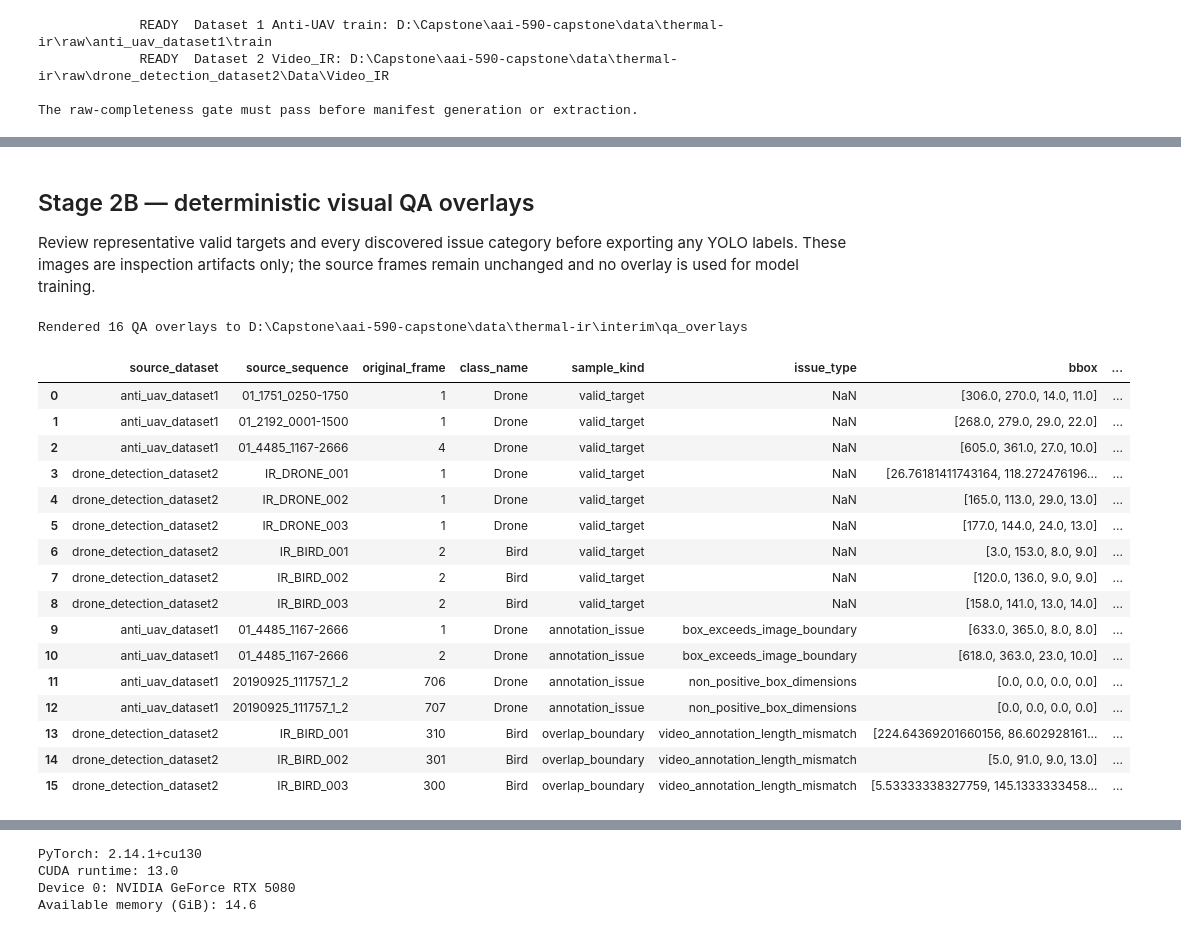
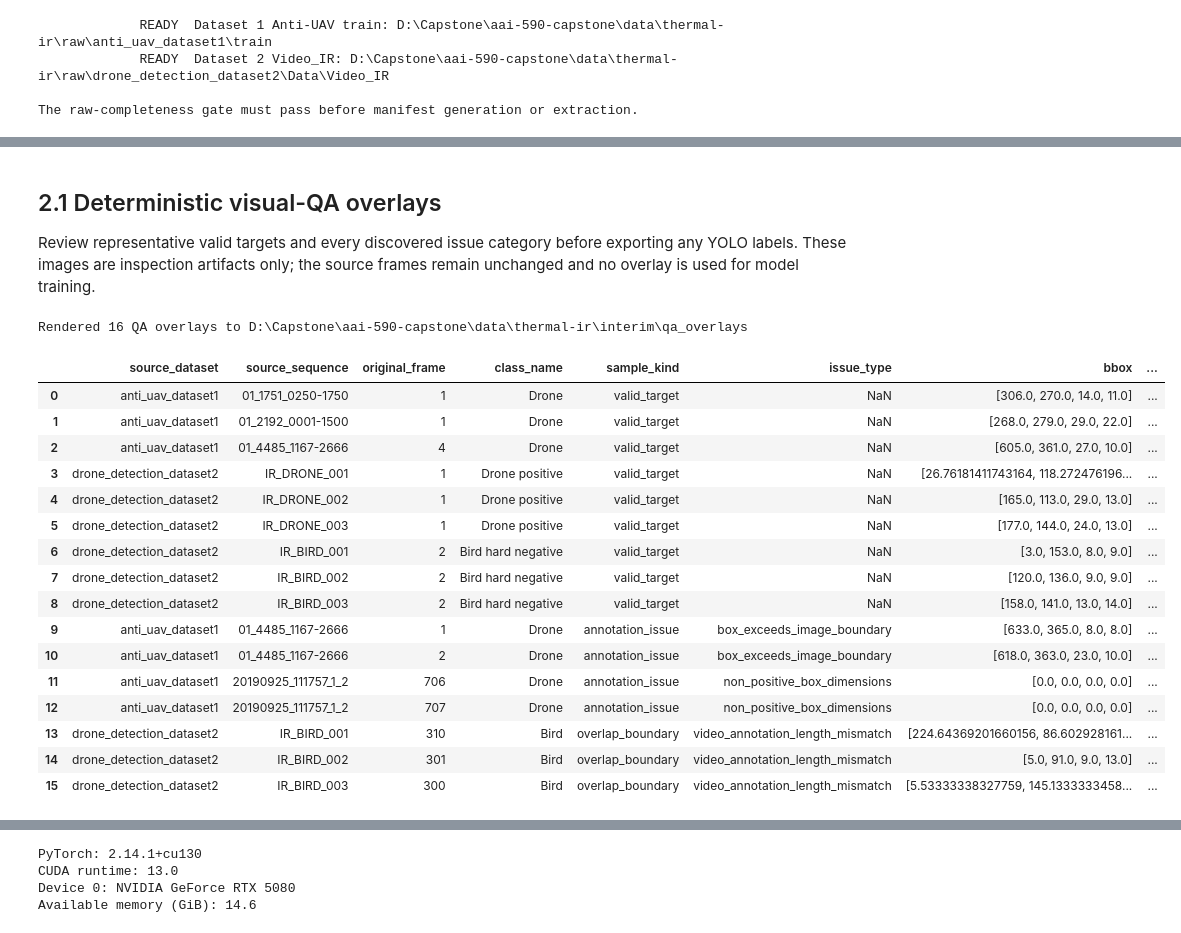
Before and after one commit to Diehl64/aai-590-capstone, a Jupyter notebook: notebooks/02_thermal_ir_pipeline.ipynb, the cells around one changed output, grey strips where cells are left out. Drawn from its saved outputs; the diff is of its cells as text; code cells hidden in the pictures.

```diff
--- a/notebooks/02_thermal_ir_pipeline.ipynb
+++ b/notebooks/02_thermal_ir_pipeline.ipynb
@@ -343,6 +362,6 @@ Issue counts:
 | video_annotation_length_mismatch | 85 |
 # %% [markdown]
-## Stage 2B — deterministic visual QA overlays
+## 2.1 Deterministic visual-QA overlays
 
 Review representative valid targets and every discovered issue category before exporting any YOLO labels. These images are inspection artifacts only; the source frames remain unchanged and no overlay is used for model training.
 # %%
@@ -416,45 +435,45 @@ for _, row in dataset1_manifest.sort_values('source_sequence').iloc[:3].iterrows
             add_overlay('anti_uav_dataset1', row.source_sequence, frame_number, 'Drone', parse_bbox(bbox), 'valid_target')
             break
 
-# Three valid Dataset 2 examples for each eligible class.
-for source_class, class_name in (('DRONE', 'Drone'), ('BIRD', 'Bird')):
+# Three Dataset 2 examples for each export policy. Bird boxes are visual-QA aids only, never model labels.
+for source_class, class_name in (('DRONE', 'Drone positive'), ('BIRD', 'Bird hard negative')):
     for _, row in dataset2_manifest.query('source_class == @source_class').sort_values('source_sequence').head(3).iterrows():
         boxes = load_groundtruth(REPO_ROOT / row.annotation_path)
         for frame_number, bbox in enumerate(boxes, start=1):
             if bbox is not None and xywh_issue(bbox, row.image_width, row.image_height) is None:
                 add_overlay('drone_detection_dataset2', row.source_sequence, frame_number, class_name, parse_bbox(bbox), 'valid_target')
                 break
 
 # Two examples for each Dataset 1 invalid-box category.
 for issue_type in ('box_exceeds_image_boundary', 'non_positive_box_dimensions'):
     for _, row in issues.query("source_dataset == 'anti_uav_dataset1' and issue_type == @issue_type").head(2).iterrows():
         add_overlay('anti_uav_dataset1', row.source_sequence, int(row.original_frame), 'Drone', parse_bbox(row.bbox), 'annotation_issue', issue_type)
 
 # Dataset 2 mismatches: render the last frame in the validated video/label overlap.
 for _, issue in issues.query("source_dataset == 'drone_detection_dataset2' and issue_type == 'video_annotation_length_mismatch'").head(3).iterrows():
     row = dataset2_manifest.loc[dataset2_manifest.source_sequence == issue.source_sequence].iloc[0]
     frame_number = min(int(row.video_frame_count), int(row.annotation_entries))
     boxes = load_groundtruth(REPO_ROOT / row.annotation_path)
     bbox = boxes[frame_number - 1] if frame_number <= len(boxes) else None
     class_name = 'Drone' if row.source_class == 'DRONE' else 'Bird'
     add_overlay('drone_detection_dataset2', row.source_sequence, frame_number, class_name, parse_bbox(bbox), 'overlap_boundary', 'video_annotation_length_mismatch')
 
 qa_index = pd.DataFrame(qa_records)
 qa_index.to_csv(MANIFEST_ROOT / 'qa_sample_index.csv', index=False)
 print(f'Rendered {len(qa_index)} QA overlays to {QA_ROOT}')
 display(qa_index)
 # %% [output]
 Rendered 16 QA overlays to D:\Capstone\aai-590-capstone\data\thermal-ir\interim\qa_overlays
 |  | source_dataset | source_sequence | original_frame | class_name | sample_kind | issue_type | bbox | ... |
 | 0 | anti_uav_dataset1 | 01_1751_0250-1750 | 1 | Drone | valid_target | NaN | [306.0, 270.0, 14.0, 11.0] | ... |
 | 1 | anti_uav_dataset1 | 01_2192_0001-1500 | 1 | Drone | valid_target | NaN | [268.0, 279.0, 29.0, 22.0] | ... |
 | 2 | anti_uav_dataset1 | 01_4485_1167-2666 | 4 | Drone | valid_target | NaN | [605.0, 361.0, 27.0, 10.0] | ... |
-| 3 | drone_detection_dataset2 | IR_DRONE_001 | 1 | Drone | valid_target | NaN | [26.76181411743164, 118.272476196... | ... |
-| 4 | drone_detection_dataset2 | IR_DRONE_002 | 1 | Drone | valid_target | NaN | [165.0, 113.0, 29.0, 13.0] | ... |
-| 5 | drone_detection_dataset2 | IR_DRONE_003 | 1 | Drone | valid_target | NaN | [177.0, 144.0, 24.0, 13.0] | ... |
-| 6 | drone_detection_dataset2 | IR_BIRD_001 | 2 | Bird | valid_target | NaN | [3.0, 153.0, 8.0, 9.0] | ... |
-| 7 | drone_detection_dataset2 | IR_BIRD_002 | 2 | Bird | valid_target | NaN | [120.0, 136.0, 9.0, 9.0] | ... |
-| 8 | drone_detection_dataset2 | IR_BIRD_003 | 2 | Bird | valid_target | NaN | [158.0, 141.0, 13.0, 14.0] | ... |
+| 3 | drone_detection_dataset2 | IR_DRONE_001 | 1 | Drone positive | valid_target | NaN | [26.76181411743164, 118.272476196... | ... |
+| 4 | drone_detection_dataset2 | IR_DRONE_002 | 1 | Drone positive | valid_target | NaN | [165.0, 113.0, 29.0, 13.0] | ... |
+| 5 | drone_detection_dataset2 | IR_DRONE_003 | 1 | Drone positive | valid_target | NaN | [177.0, 144.0, 24.0, 13.0] | ... |
+| 6 | drone_detection_dataset2 | IR_BIRD_001 | 2 | Bird hard negative | valid_target | NaN | [3.0, 153.0, 8.0, 9.0] | ... |
+| 7 | drone_detection_dataset2 | IR_BIRD_002 | 2 | Bird hard negative | valid_target | NaN | [120.0, 136.0, 9.0, 9.0] | ... |
+| 8 | drone_detection_dataset2 | IR_BIRD_003 | 2 | Bird hard negative | valid_target | NaN | [158.0, 141.0, 13.0, 14.0] | ... |
 | 9 | anti_uav_dataset1 | 01_4485_1167-2666 | 1 | Drone | annotation_issue | box_exceeds_image_boundary | [633.0, 365.0, 8.0, 8.0] | ... |
 | 10 | anti_uav_dataset1 | 01_4485_1167-2666 | 2 | Drone | annotation_issue | box_exceeds_image_boundary | [618.0, 363.0, 23.0, 10.0] | ... |
 | 11 | anti_uav_dataset1 | 20190925_111757_1_2 | 706 | Drone | annotation_issue | non_positive_box_dimensions | [0.0, 0.0, 0.0, 0.0] | ... |
```
Also changed, not shown: parts of 22 cells of this notebook, 10 other files.
